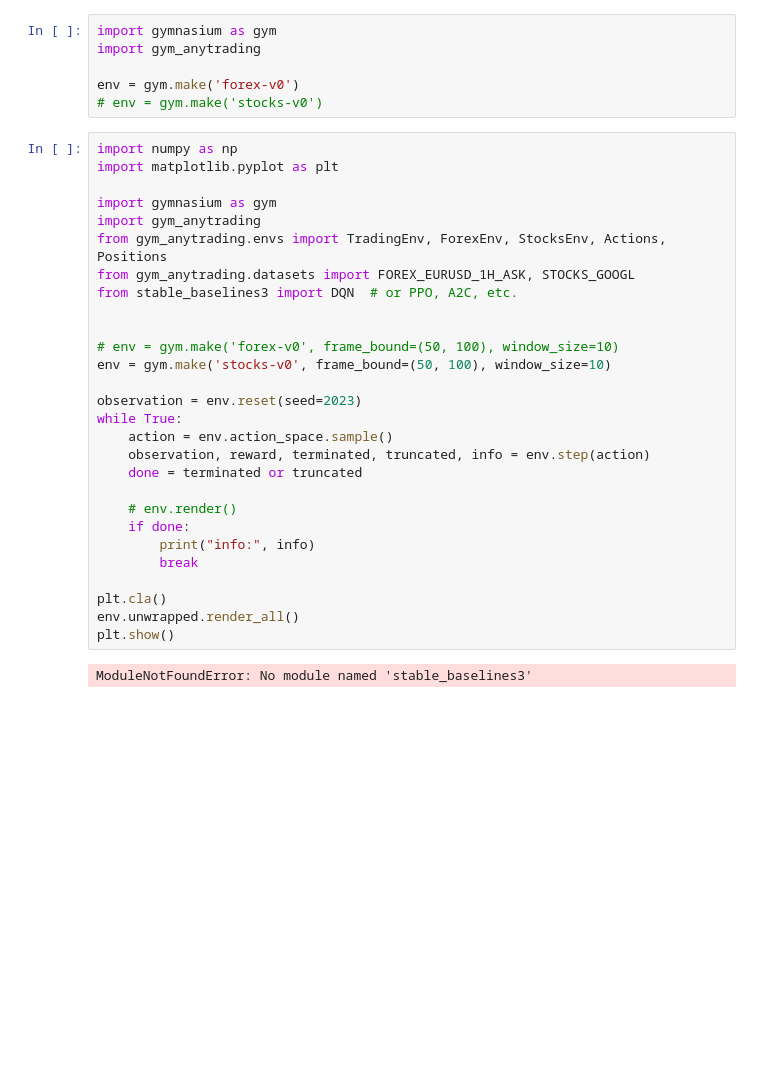
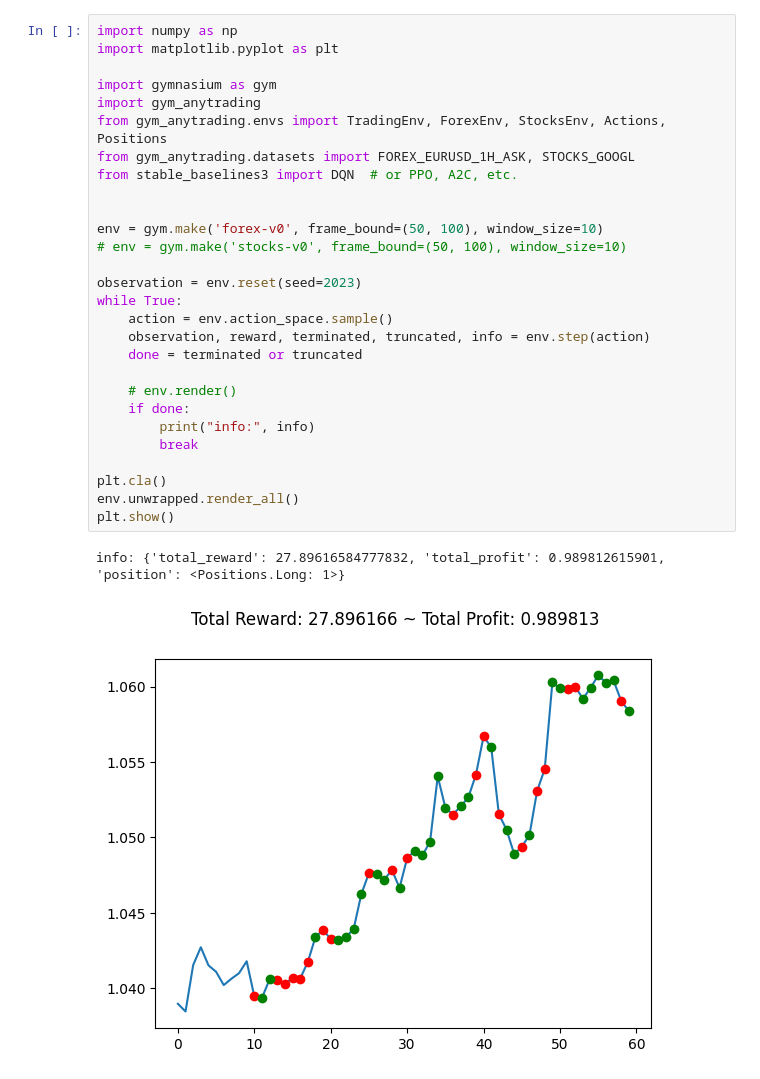
Before and after one commit to AlphaHawk91/reinforcement_learning_hrt, a Jupyter notebook: anytrading.ipynb, the cells around one changed output. Saved outputs shown, nothing was run; the diff lists cells and outputs as text; blank space fills up the shorter version.

Commit message:
Using Anytrading environment for trading in forex
Simulated an agent trading in forex market. Evaluated its performance.

```diff
--- a/anytrading.ipynb
+++ b/anytrading.ipynb
@@ -22,36 +22,31 @@ ERROR: Could not install packages due to an OSError: [Errno 28] No space left on
-# %%
-import gymnasium as gym
-import gym_anytrading
-
-env = gym.make('forex-v0')
-# env = gym.make('stocks-v0')
 # %%
 import numpy as np
 import matplotlib.pyplot as plt
 
 import gymnasium as gym
 import gym_anytrading
 from gym_anytrading.envs import TradingEnv, ForexEnv, StocksEnv, Actions, Positions
 from gym_anytrading.datasets import FOREX_EURUSD_1H_ASK, STOCKS_GOOGL
 from stable_baselines3 import DQN  # or PPO, A2C, etc.
 
 
-# env = gym.make('forex-v0', frame_bound=(50, 100), window_size=10)
-env = gym.make('stocks-v0', frame_bound=(50, 100), window_size=10)
+env = gym.make('forex-v0', frame_bound=(50, 100), window_size=10)
+# env = gym.make('stocks-v0', frame_bound=(50, 100), window_size=10)
 
 observation = env.reset(seed=2023)
 while True:
     action = env.action_space.sample()
     observation, reward, terminated, truncated, info = env.step(action)
     done = terminated or truncated
 
     # env.render()
     if done:
         print("info:", info)
         break
 
 plt.cla()
 env.unwrapped.render_all()
 plt.show()
 # %% [output]
-ModuleNotFoundError: No module named 'stable_baselines3'
+info: {'total_reward': 27.89616584777832, 'total_profit': 0.989812615901, 'position': <Positions.Long: 1>}
+[figure, added]
```
Also changed, not shown: parts of 7 cells of this notebook.
